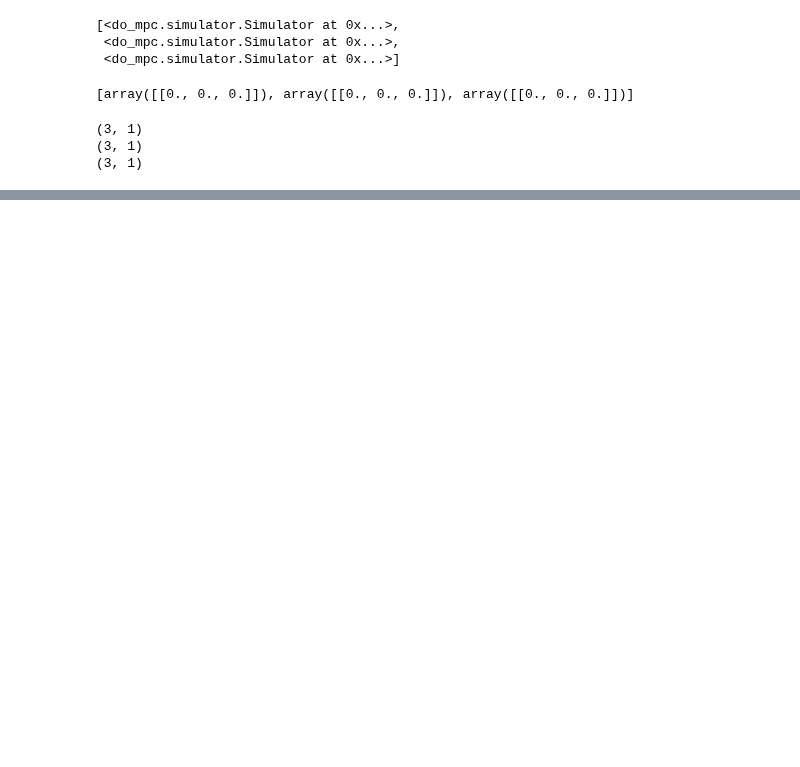
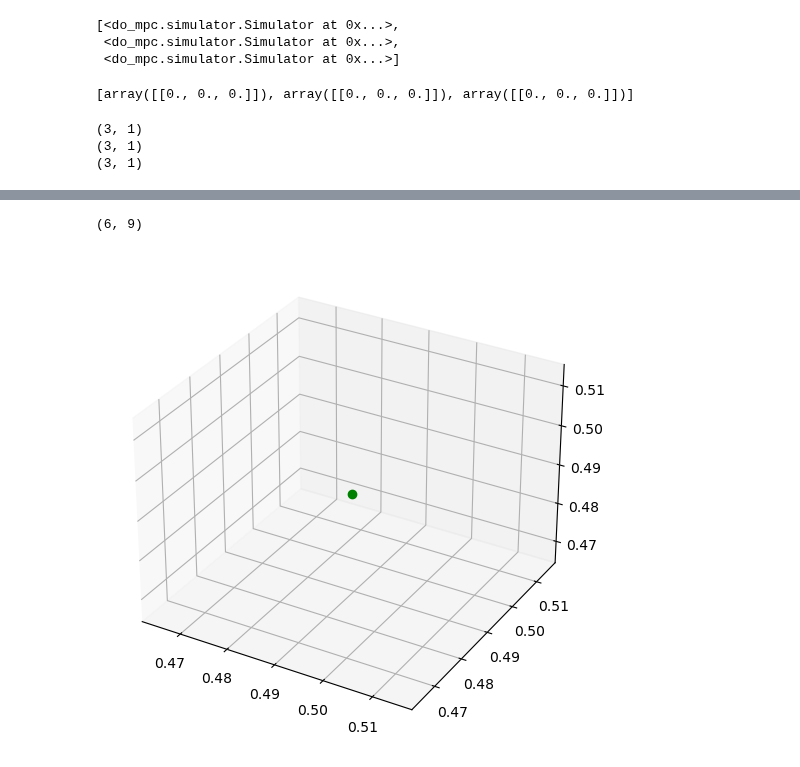
Before and after one commit to labicon/dp-ilqr, a Jupyter notebook: run/do_mpc/test.ipynb, the cells around one changed output, grey strips where cells are left out. Cells and saved outputs as stored; diff of their text form; code cells hidden in the pictures; blank space fills up the shorter version.

```diff
--- a/run/do_mpc/test.ipynb
+++ b/run/do_mpc/test.ipynb
@@ -264,0 +271,4 @@ TypeError: 'list' object is not callable
+# %%
+states_list.shape
+# %% [output]
+(6, 9)
@@ -264,0 +281,15 @@ TypeError: 'list' object is not callable
+# %%
+data_baseline = np.load('drone_sim_data.npy')
+# %%
+dataSet = data_baseline
+# print(dataSet)
+# print(dataSet.shape)
+numDataPoints = 50
+# %%
+# GET SOME MATPLOTLIB OBJECTS
+fig = plt.figure()
+ax = Axes3D(fig)
+dotsEgo = ax.plot(dataSet[0][0], dataSet[1][0], dataSet[2][0], 'go')[0] # For scatter plot
+x=np.linspace(0, 45, numDataPoints)
+# %% [output]
+[figure, added]
```
Also changed, not shown: parts of 14 cells of this notebook, 4 other files.
